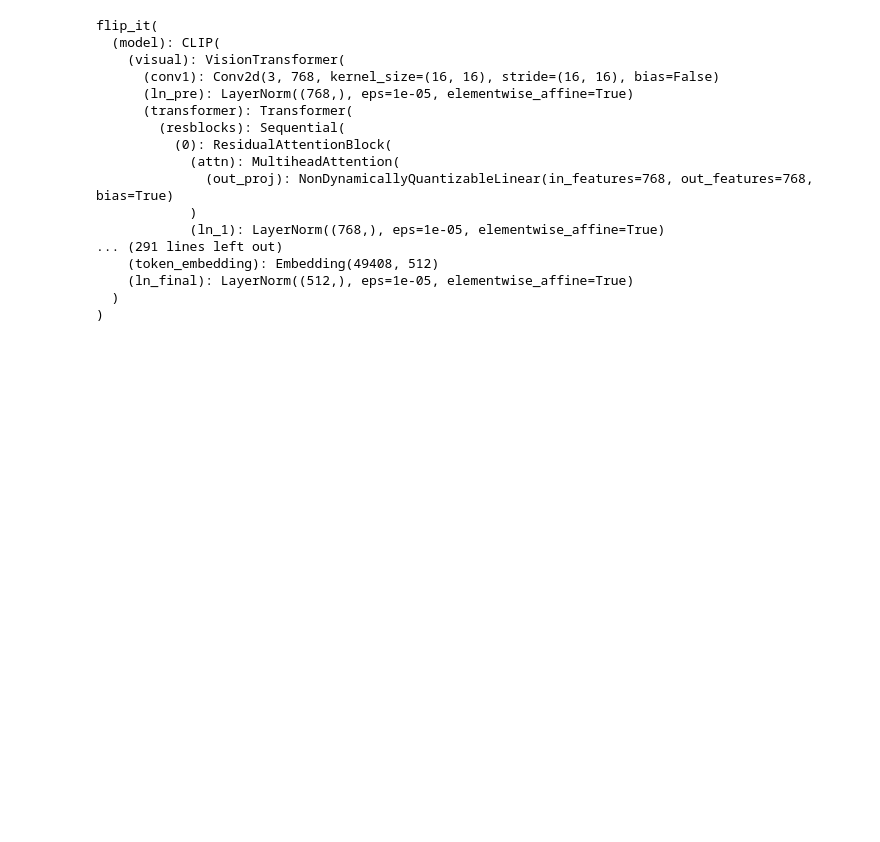
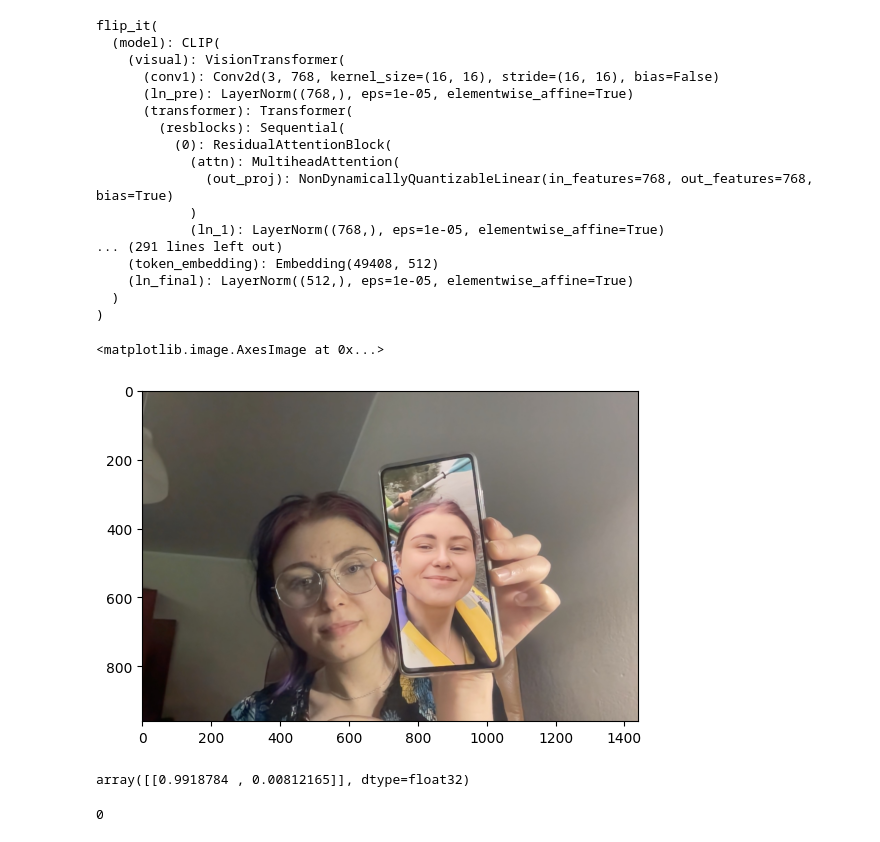
Before and after one commit to gry-mar/biometrics-assignment-3, a Jupyter notebook: anti_spoof_eval.ipynb, the cells around one changed output. Cells and saved outputs as stored; diff of their text form; code cells hidden in the pictures; blank space fills up the shorter version.

Commit message:
added test case

```diff
--- a/anti_spoof_eval.ipynb
+++ b/anti_spoof_eval.ipynb
@@ -38,3 +42,10 @@ flip_it(
     (ln_final): LayerNorm((512,), eps=1e-05, elementwise_affine=True)
   )
 )
+# %%
+img1_path = "data/spoof_test/sp1.jpg"
+img = Image.open(img1_path)
+plt.imshow(img)
+# %% [output]
+<matplotlib.image.AxesImage at 0x...>
+[figure, added]
@@ -40,0 +60,11 @@ flip_it(
+# %%
+input = preprocess(img).unsqueeze(0)
+cls_out, feature = model(input, norm_flag=True) # for FLIP-V and FLIP-IT model
+prob = F.softmax(cls_out, dim=1).cpu().data.numpy()
+prob
+# %% [output]
+array([[0.9918784 , 0.00812165]], dtype=float32)
+# %%
+((prob[:, 1])>= 0.5).astype(int)[0] # 0 == spoof 1 == real
+# %% [output]
+0
```
Also changed, not shown: parts of 3 cells of this notebook, 1 other file.
